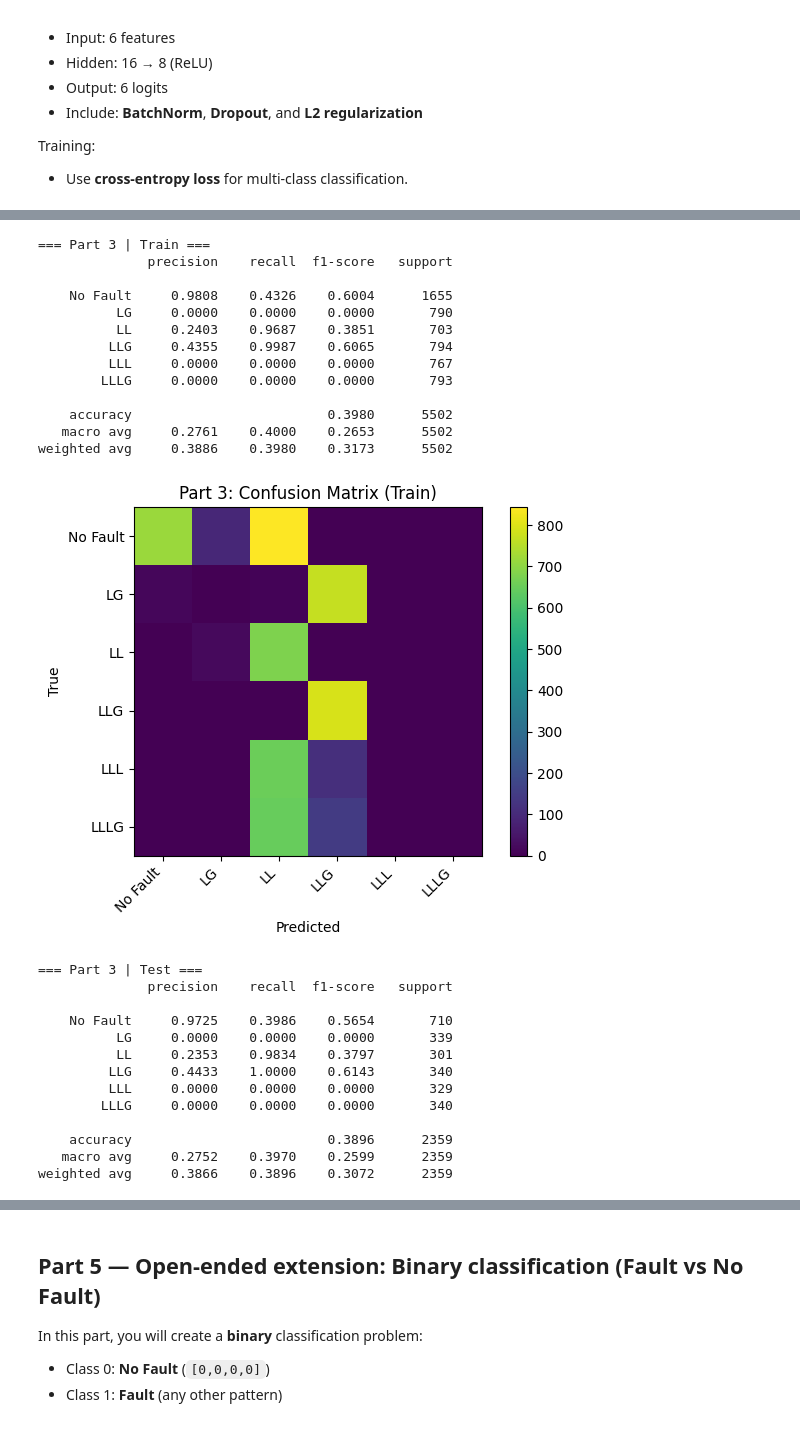
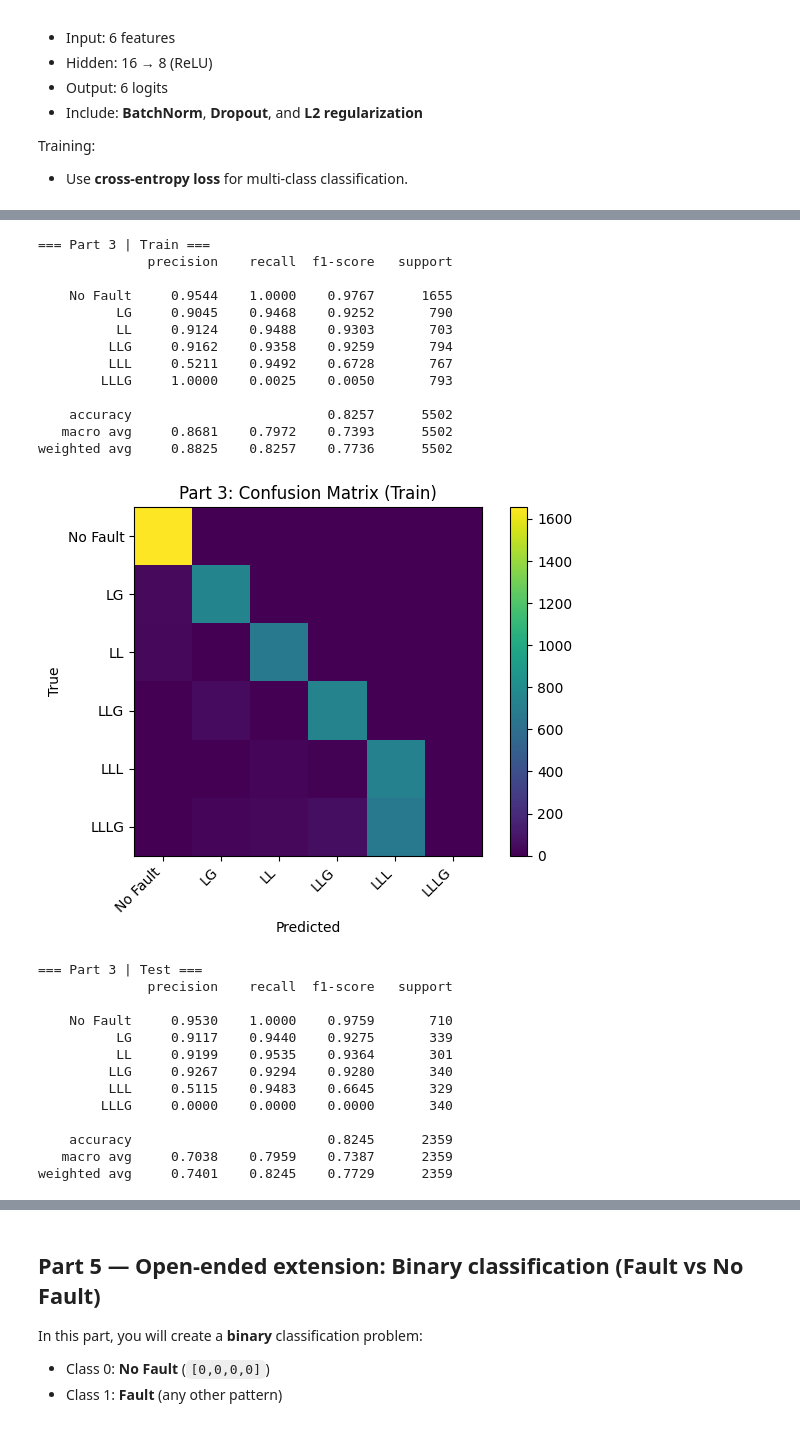
Before and after one commit to SZ330/EE344-Assignment-5, a Jupyter notebook: EE344_Assignment_5_DNN_Faults_student_version.ipynb, the cells around one changed output, grey strips where cells are left out. Cells and saved outputs as stored; diff of their text form; code cells hidden in the pictures.

```diff
--- a/EE344_Assignment_5_DNN_Faults_student_version.ipynb
+++ b/EE344_Assignment_5_DNN_Faults_student_version.ipynb
@@ -613,44 +611,44 @@ Epoch 1000 | train CE loss: 0.617113
 # %%
 # ----------------------------
 # Evaluation
 # ----------------------------
-pred_train = predict_part3(model, X_train_s3)
-pred_test  = predict_part3(model, X_test_s3)
+pred_train = predict_part3(model3, X_train_s3)
+pred_test  = predict_part3(model3, X_test_s3)
 
 print('\n=== Part 3 | Train ===')
 print(classification_report(y_fault_train, pred_train, target_names=FAULT_NAMES, digits=4))
 cm_tr = confusion_matrix(y_fault_train, pred_train, labels=np.arange(len(FAULT_NAMES)))
 plot_cm(cm_tr, 'Part 3: Confusion Matrix (Train)', FAULT_NAMES)
 
 print('\n=== Part 3 | Test ===')
 print(classification_report(y_fault_test, pred_test, target_names=FAULT_NAMES, digits=4))
 cm_te = confusion_matrix(y_fault_test, pred_test, labels=np.arange(len(FAULT_NAMES)))
 plot_cm(cm_te, 'Part 3: Confusion Matrix (Test)', FAULT_NAMES)
 # %% [output]
 === Part 3 | Train ===
               precision    recall  f1-score   support
 
-    No Fault     0.9808    0.4326    0.6004      1655
-          LG     0.0000    0.0000    0.0000       790
-          LL     0.2403    0.9687    0.3851       703
-         LLG     0.4355    0.9987    0.6065       794
-         LLL     0.0000    0.0000    0.0000       767
-        LLLG     0.0000    0.0000    0.0000       793
+    No Fault     0.9544    1.0000    0.9767      1655
+          LG     0.9045    0.9468    0.9252       790
+          LL     0.9124    0.9488    0.9303       703
+         LLG     0.9162    0.9358    0.9259       794
+         LLL     0.5211    0.9492    0.6728       767
+        LLLG     1.0000    0.0025    0.0050       793
 
-    accuracy                         0.3980      5502
-   macro avg     0.2761    0.4000    0.2653      5502
-weighted avg     0.3886    0.3980    0.3173      5502
+    accuracy                         0.8257      5502
+   macro avg     0.8681    0.7972    0.7393      5502
+weighted avg     0.8825    0.8257    0.7736      5502
-[figure, old version]
+[figure, new version]
 === Part 3 | Test ===
               precision    recall  f1-score   support
 
-    No Fault     0.9725    0.3986    0.5654       710
-          LG     0.0000    0.0000    0.0000       339
-          LL     0.2353    0.9834    0.3797       301
-         LLG     0.4433    1.0000    0.6143       340
-         LLL     0.0000    0.0000    0.0000       329
+    No Fault     0.9530    1.0000    0.9759       710
+          LG     0.9117    0.9440    0.9275       339
+          LL     0.9199    0.9535    0.9364       301
+         LLG     0.9267    0.9294    0.9280       340
+         LLL     0.5115    0.9483    0.6645       329
         LLLG     0.0000    0.0000    0.0000       340
 
-    accuracy                         0.3896      2359
-   macro avg     0.2752    0.3970    0.2599      2359
-weighted avg     0.3866    0.3896    0.3072      2359
+    accuracy                         0.8245      2359
+   macro avg     0.7038    0.7959    0.7387      2359
+weighted avg     0.7401    0.8245    0.7729      2359
```
Also changed, not shown: parts of 11 cells of this notebook.
